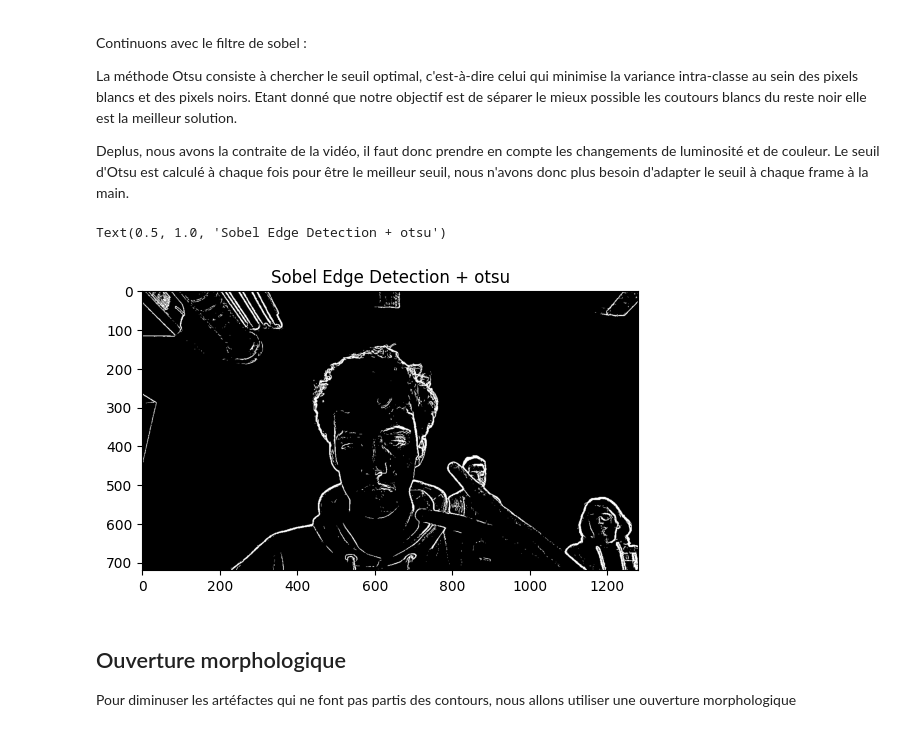
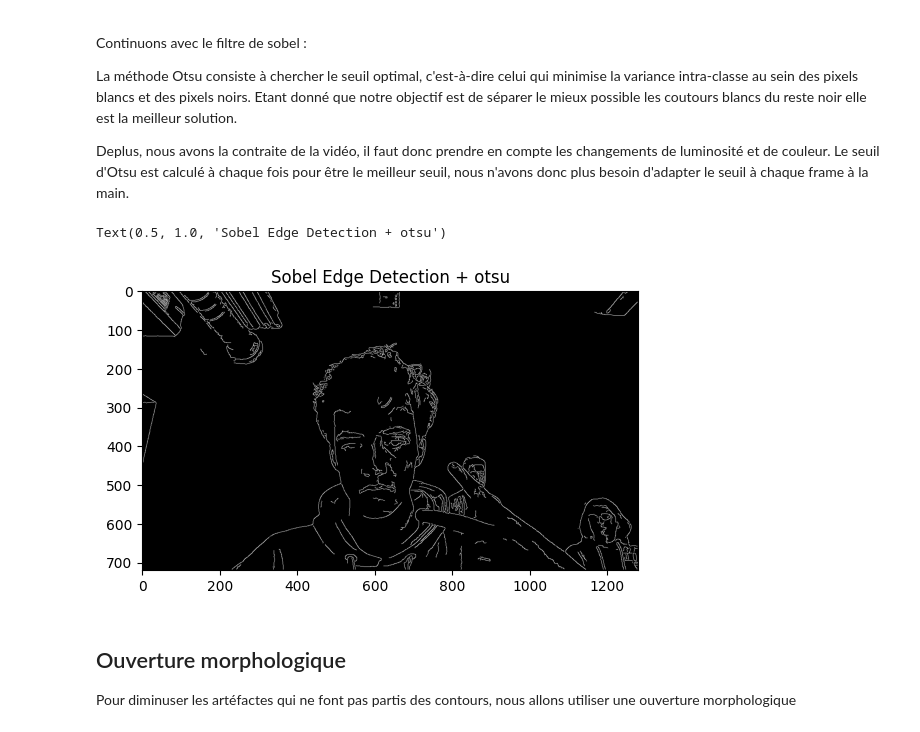
Before and after one commit to PierreVandel/analyse-images-cartoon, a Jupyter notebook: Cartoon.ipynb, the cells around one changed output. Drawn from its saved outputs; the diff is of its cells as text; code cells hidden in the pictures.

```diff
--- a/Cartoon.ipynb
+++ b/Cartoon.ipynb
@@ -97,13 +144,14 @@ Deplus, nous avons la contraite de la vidéo, il faut donc prendre en compte les
 from skimage import filters
 # %%
 otsu_threshold = filters.threshold_otsu(edge_sobel)
-image_binarized = edge_sobel > otsu_threshold
+# image_binarized = edge_sobel > otsu_threshold
+image_binarized = edge_canny > otsu_threshold
 
 plt.imshow(image_binarized, cmap="gray")
 plt.title("Sobel Edge Detection + otsu")
 # %% [output]
 Text(0.5, 1.0, 'Sobel Edge Detection + otsu')
-[figure, old version]
+[figure, new version]
 # %% [markdown]
 ## Ouverture morphologique
 
```
Also changed, not shown: parts of 7 cells of this notebook.
